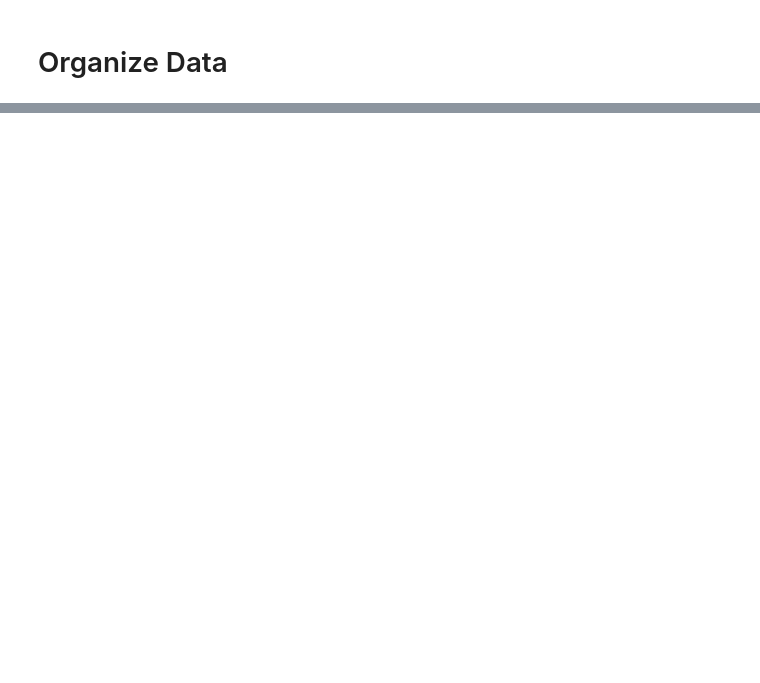
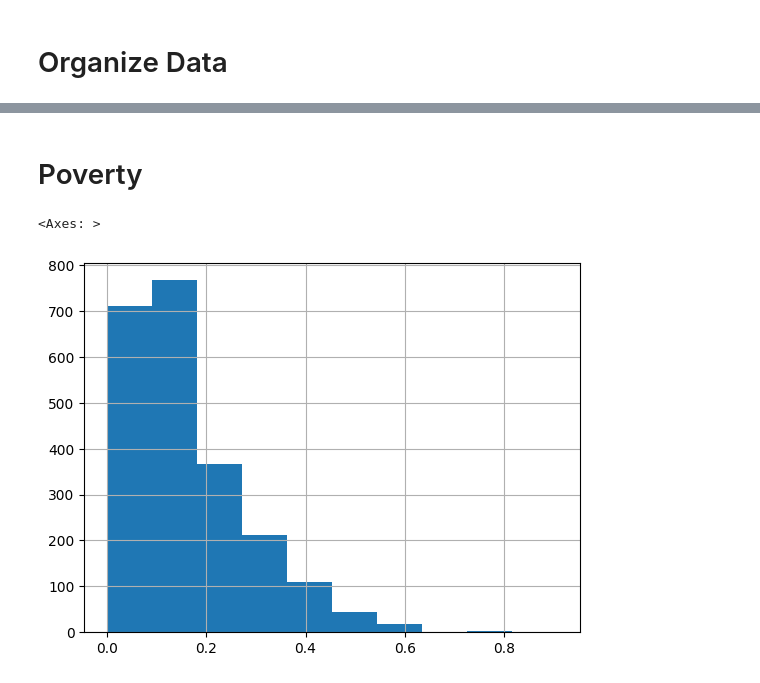
Before and after one commit to tako8888/project1_wheelchair, a Jupyter notebook: data/YT_analysis2_changeMerge.ipynb, the cells around one changed output, grey strips where cells are left out. Drawn from its saved outputs; the diff is of its cells as text; code cells hidden in the pictures; blank space fills up the shorter version.

```diff
--- a/data/YT_analysis2_changeMerge.ipynb
+++ b/data/YT_analysis2_changeMerge.ipynb
@@ -498,0 +696,5 @@ df['DepArea'].sum() / df['Shape_Area']
+# %%
+df['nonWhiteDisabilityRatio'] =  1 - df['S1810_C02_011E'].astype(int) / df['S1810_C02_001E'].astype(int)
+# S1810_C02_001E With a disability!!Total civilian noninstitutionalized population
+# S1810_C02_011E	With a disability!!Total civilian noninstitutionalized population!!RACE AND HISPANIC OR LATINO ORIGIN!!White alone, not Hispanic or Latino
+df.sort_values('nonWhiteDisabilityRatio',ascending=False).head()
@@ -498,0 +733,17 @@ df['DepArea'].sum() / df['Shape_Area']
+# %%
+df['nonWhiteDisabilityRatio'] =  1 - df['S1810_C02_011E'].astype(int) / df['S1810_C02_001E'].astype(int)
+
+manhattan_df = df[df['BoroName'] == "Manhattan"]
+
+
+
+nonWhiteDisabilityLow = manhattan_df['nonWhiteDisabilityRatio'] <= 0.3
+nonWhiteDisabilityHigh = manhattan_df['nonWhiteDisabilityRatio'] > 0.7
+
+print('nonWhiteDisabilityLowArea, meaning high white people')
+nonWhiteDisabilityLowArea = getRatioSum(nonWhiteDisabilityLow, manhattan_df)
+print('nonWhiteDisabilityHighArea')
+nonWhiteDisabilityHighArea = getRatioSum(nonWhiteDisabilityHigh, manhattan_df)
+
+ManhattanNonWhitePopulationRatio = 1- manhattan_df['S1810_C02_011E'].astype(int).sum() / manhattan_df['S1810_C02_001E'].astype(int).sum()
+print('ManhattanNonWhitePopulationRatio is', ManhattanNonWhitePopulationRatio)
@@ -498,0 +809,7 @@ df['DepArea'].sum() / df['Shape_Area']
+# %%
+# Due to time, I skip this. I never use these findings
+
+
+df['blackDisabilityRatio'] =  df['S1701_C02_014E'].astype(int) / df['S1810_C02_001E'].astype(int)
+# S1810_C02_001E With a disability!!Total civilian noninstitutionalized population
+# S1810_C02_005E	With a disability!!Total civilian noninstitutionalized population!!RACE AND HISPANIC OR LATINO ORIGIN!!Black or African American alone
@@ -498,0 +859,10 @@ df['DepArea'].sum() / df['Shape_Area']
+# %% [markdown]
+# Poverty
+# %%
+df['povertyRatio'] = df['S1701_C02_001E'].astype(float) / df['S1701_C01_001E'].astype(float)
+# S1701_C01_001E	Total!!Population for whom poverty status is determined
+# S1701_C02_001E	Below poverty level!!Population for whom poverty status is determined
+df['povertyRatio'].hist()
+# %% [output]
+<Axes: >
+[figure, added]
```
Also changed, not shown: parts of 40 cells of this notebook, 48 other files.
